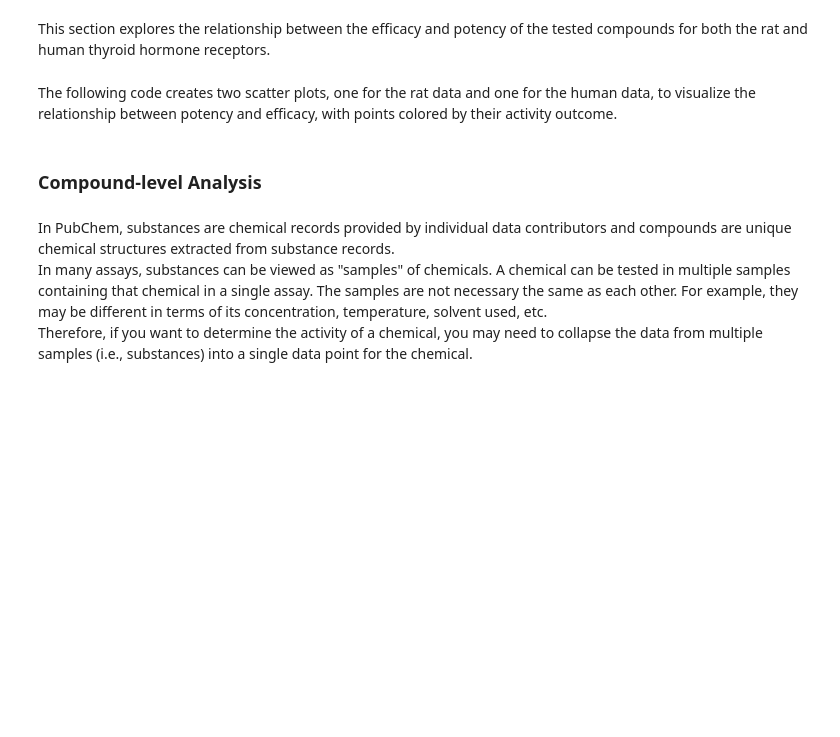
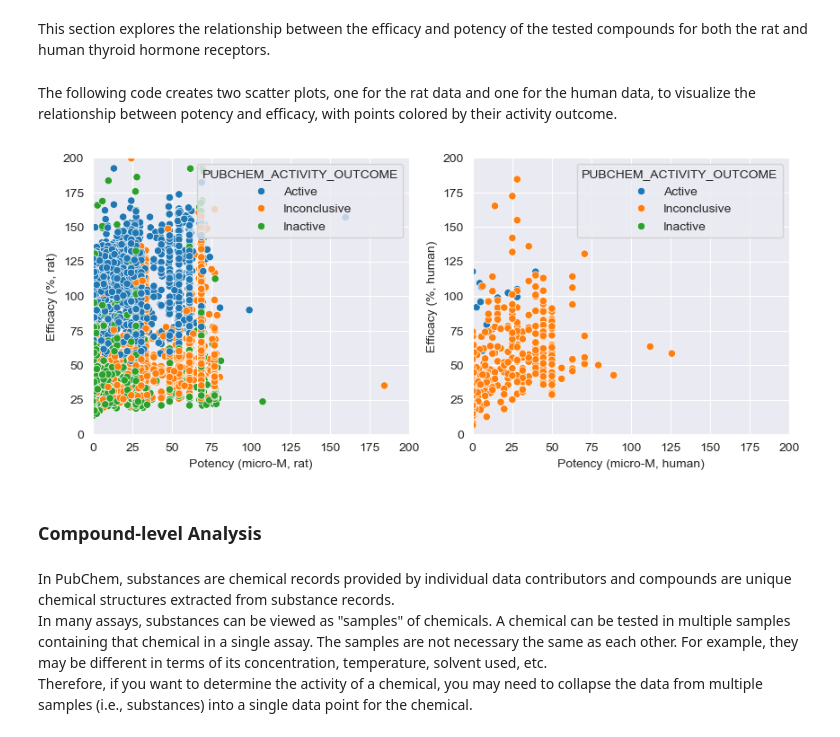
Before and after one commit to scottmreed/molecular_informatics, a Jupyter notebook: 8_b_eda-protein1.ipynb, the cells around one changed output. Saved outputs shown, nothing was run; the diff lists cells and outputs as text; code cells hidden in the pictures; blank space fills up the shorter version.

```diff
--- a/8_b_eda-protein1.ipynb
+++ b/8_b_eda-protein1.ipynb
@@ -280,6 +373,8 @@ df_aid_rat.shape
 Now read the CSV file for the human HTS data into a dataframe called `df_aid_human`. Make sure to skip the initial descriptive rows and set the data type for 'PUBCHEM_CID' to 'Int64'.
 # %%
 # Write your own code here.
+mydtype = {'PUBCHEM_CID':'Int64' }
+df_aid_human = pd.read_csv(os.path.join('data','AID_588547_datatable_all.zip'), compression='zip', skiprows=[1,2,3,4,5], dtype=mydtype, low_memory=False)
 # %% [markdown]
 Check a first few lines of the new data frame.
 # %%
@@ -292,3 +399,5 @@ Displays the dimensions of the human HTS DataFrame.
 The following cell Remove the columns containing no values and displays the updated dimensions.
 # %%
 # Write your own code here.
+df_aid_human = df_aid_human.dropna(how='all', axis=1)
+df_aid_human.shape
@@ -442,21 +614,23 @@ The following code creates two scatter plots, one for the rat data and one for t
 # %%
 fig, axes = plt.subplots(1, 2, figsize=(10,4), sharey=False)
 
 hue_order = ['Active',  'Inconclusive', 'Inactive']
 
 sns.scatterplot(data=df_aid_rat, x='Potency-Replicate_1', y='Efficacy-Replicate_1', hue='PUBCHEM_ACTIVITY_OUTCOME', hue_order=hue_order, ax=axes[0])
 sns.scatterplot(data=df_aid_human, x='Potency', y='Efficacy', hue='PUBCHEM_ACTIVITY_OUTCOME', hue_order=hue_order, ax=axes[1])
 
 axes[0].set_xlabel("Potency (micro-M, rat)")
 axes[1].set_xlabel("Potency (micro-M, human)")
 
 axes[0].set_ylabel("Efficacy (%, rat)")
 axes[1].set_ylabel("Efficacy (%, human)")
 
 # Uncomment next three lines to limit the x-axis to 200.
-#for ax in axes :    # loop over each panel
-#    ax.set_xlim(0, 200)
-#    ax.set_ylim(0, 200)
+for ax in axes :    # loop over each panel
+   ax.set_xlim(0, 200)
+   ax.set_ylim(0, 200)
+# %% [output]
+[figure, added]
 # %% [markdown]
 ### Compound-level Analysis
 # %% [markdown]
```
Also changed, not shown: parts of 45 cells of this notebook, 2 other files.
